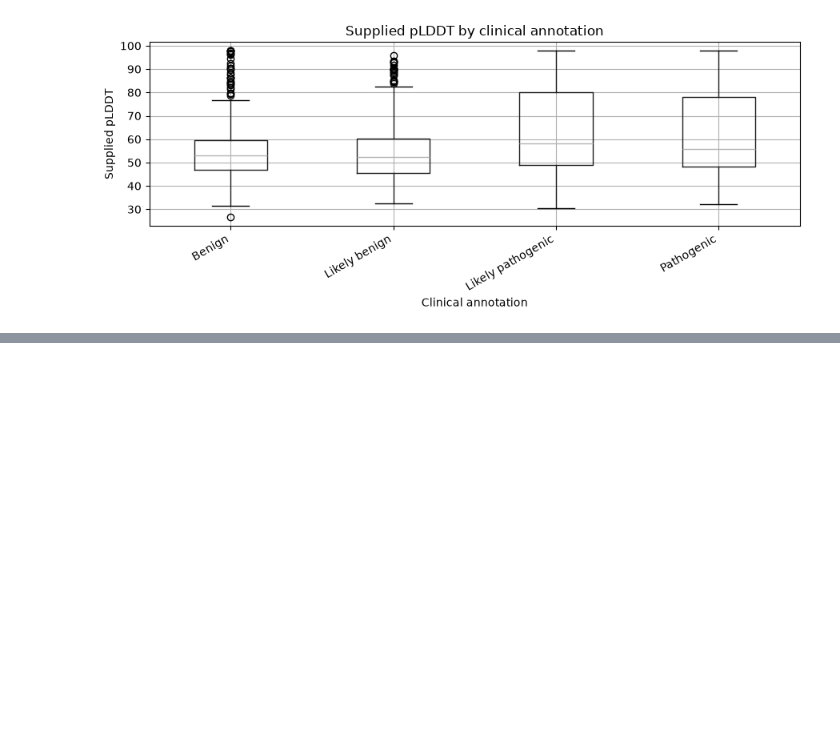
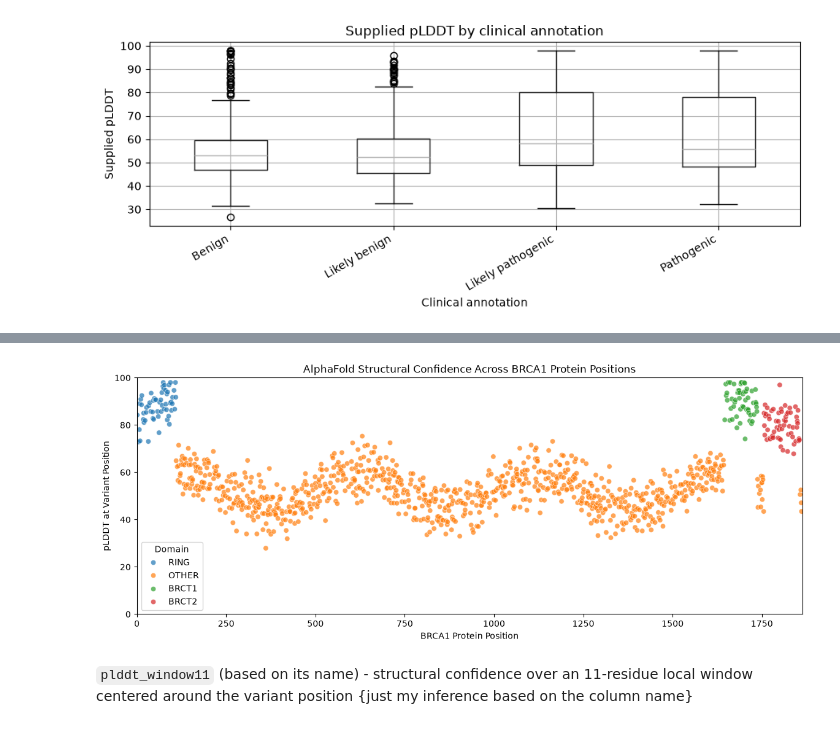
Before and after one commit to mohit-kukrejaa/brca1-risk-prediction, a Jupyter notebook: notebooks/data_analysis.ipynb, the cells around one changed output, grey strips where cells are left out. Drawn from its saved outputs; the diff is of its cells as text; code cells hidden in the pictures; blank space fills up the shorter version.

```diff
--- a/notebooks/data_analysis.ipynb
+++ b/notebooks/data_analysis.ipynb
@@ -306,0 +642,3 @@ plt.show()
+# %%
+position_plddt = (df[["protein_position", "domain", "plddt_at_pos"]].drop_duplicates().sort_values("protein_position"))
+position_plddt.head()
@@ -306,0 +652,14 @@ plt.show()
+# %%
+plt.figure(figsize=(14, 5))
+sns.scatterplot(data=position_plddt,x="protein_position",y="plddt_at_pos",hue="domain",alpha=0.7)
+plt.xlim(0, 1863)
+plt.ylim(0, 100)
+plt.xlabel("BRCA1 Protein Position")
+plt.ylabel("pLDDT at Variant Position")
+plt.title("AlphaFold Structural Confidence Across BRCA1 Protein Positions")
+plt.legend(title="Domain")
+plt.show()
+# %% [output]
+[figure, added]
+# %% [markdown]
+`plddt_window11` (based on its name) - structural confidence over an 11-residue local window centered around the variant position {just my inference based on the column name}
```
Also changed, not shown: parts of 69 cells of this notebook.
